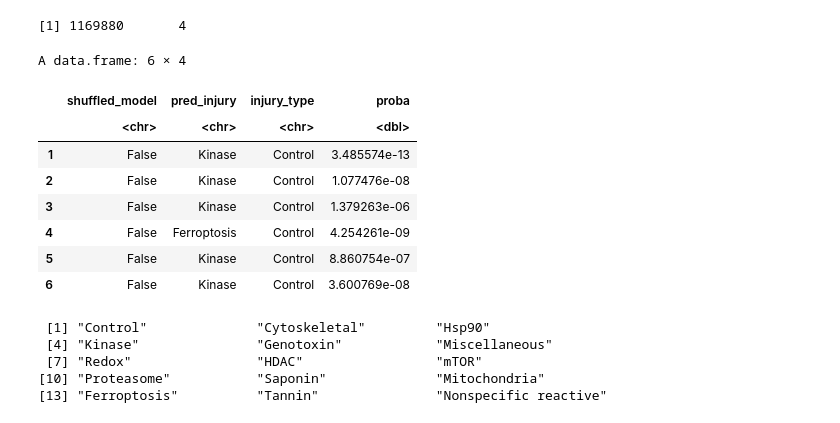
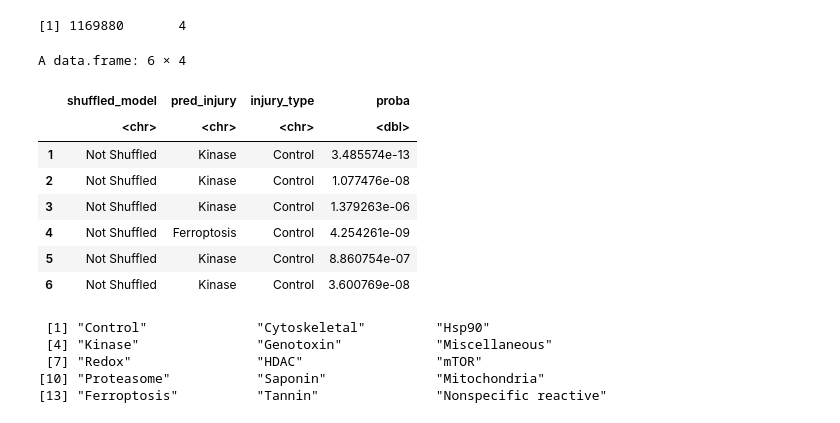
Before and after one commit to WayScience/Cytotoxic-Nuisance-Metadata-Analysis, a Jupyter notebook: notebooks/4.visualization/proba_facet_plot/JUMP_proba_facet_plot.ipynb, the cells around one changed output. Cells and saved outputs as stored; diff of their text form; code cells hidden in the pictures.

```diff
--- a/notebooks/4.visualization/proba_facet_plot/JUMP_proba_facet_plot.ipynb
+++ b/notebooks/4.visualization/proba_facet_plot/JUMP_proba_facet_plot.ipynb
@@ -5,24 +5,27 @@ suppressPackageStartupMessages(suppressWarnings(library(ggridges))) # ridgeline
 # %%
 # adding the file path probability file
 proba_path <- file.path("../../../results/3.jump_analysis/JUMP_injury_proba.csv.gz")
 
 # loading in probability file path
 proba_df <- read.table(proba_path, head = TRUE, sep=",")
 
+# replacing True and False to shuffled to non shuffled
+proba_df$shuffled_model <- ifelse(proba_df$shuffled_model == "False", "Not Shuffled",
+                                      ifelse(proba_df$shuffled_model == "True", "Shuffled", proba_df$shuffled_model))
 # displaying
 print(dim(proba_df))
 head(proba_df)
 # %% [output]
 [1] 1169880       4
 A data.frame: 6 × 4
 |  | shuffled_model | pred_injury | injury_type | proba |
 |  | <chr> | <chr> | <chr> | <dbl> |
-| 1 | False | Kinase | Control | 3.485574e-13 |
-| 2 | False | Kinase | Control | 1.077476e-08 |
-| 3 | False | Kinase | Control | 1.379263e-06 |
-| 4 | False | Ferroptosis | Control | 4.254261e-09 |
-| 5 | False | Kinase | Control | 8.860754e-07 |
-| 6 | False | Kinase | Control | 3.600769e-08 |
+| 1 | Not Shuffled | Kinase | Control | 3.485574e-13 |
+| 2 | Not Shuffled | Kinase | Control | 1.077476e-08 |
+| 3 | Not Shuffled | Kinase | Control | 1.379263e-06 |
+| 4 | Not Shuffled | Ferroptosis | Control | 4.254261e-09 |
+| 5 | Not Shuffled | Kinase | Control | 8.860754e-07 |
+| 6 | Not Shuffled | Kinase | Control | 3.600769e-08 |
 # %%
 # showing the unique injuries
 unique(proba_df$injury_type)
```
Also changed, not shown: parts of 1 cell of this notebook, 5 other files.
